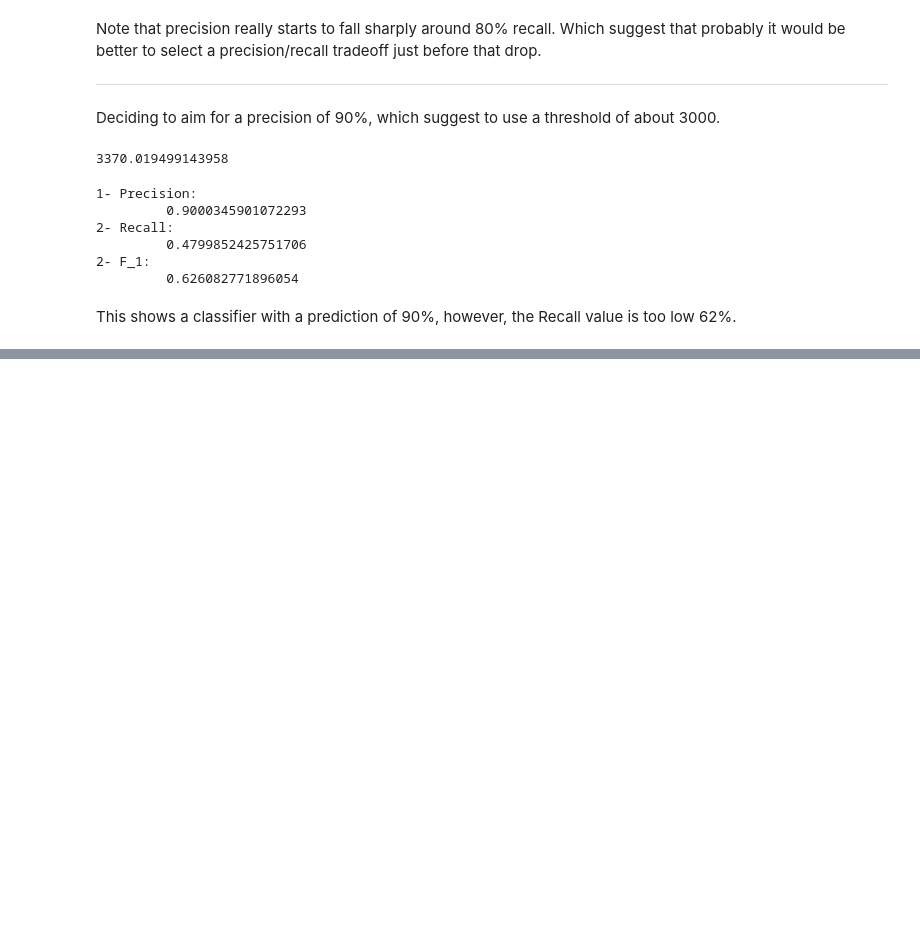
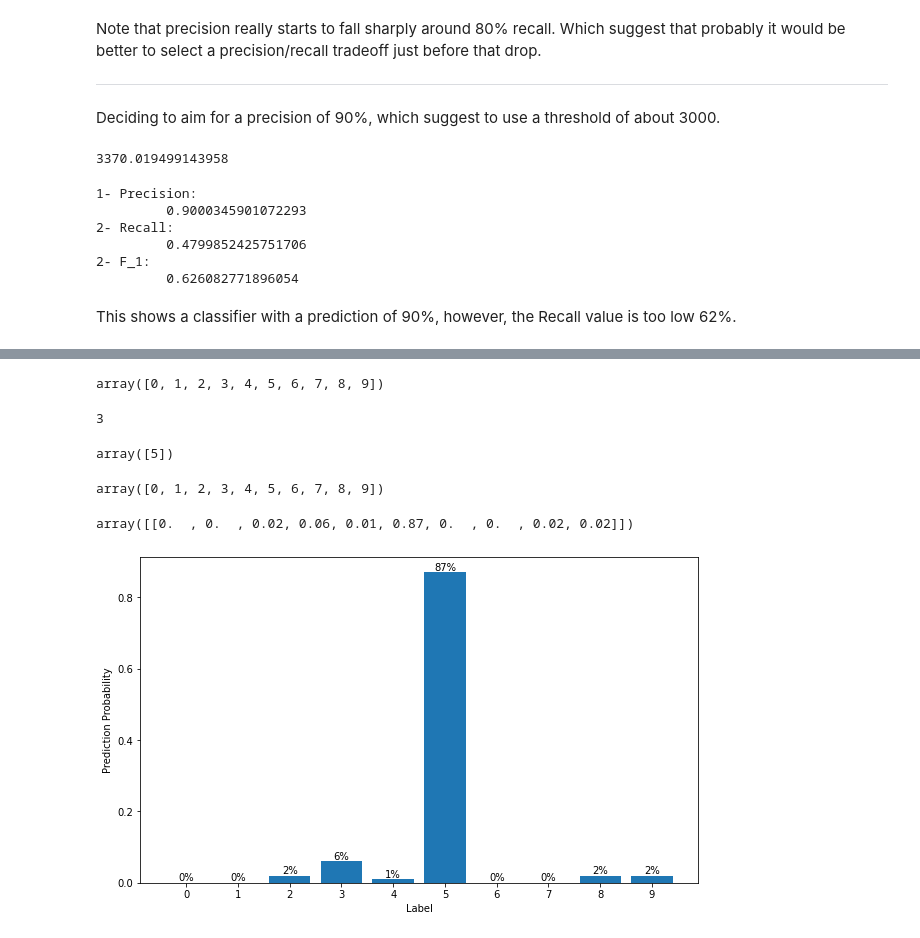
Before and after one commit to afoviedo/data-science-portfolio, a Jupyter notebook: Image Classification/Image Clasification with ML.ipynb, the cells around one changed output, grey strips where cells are left out. Drawn from its saved outputs; the diff is of its cells as text; code cells hidden in the pictures; blank space fills up the shorter version.

```diff
--- a/Image Classification/Image Clasification with ML.ipynb
+++ b/Image Classification/Image Clasification with ML.ipynb
@@ -47,8 +63,8 @@ import matplotlib.pyplot as plt
 import pandas as pd
 import numpy as np
 
-some_digit = np.array(X.loc[0])
-some_digit_image = some_digit.reshape(28, 28)
+some_digit = X.head(1)
+some_digit_image = np.array(some_digit).reshape(28, 28)
 # %%
 plt.imshow(some_digit_image, cmap = mpl.cm.binary, interpolation = "nearest")
 plt.axis("off")
@@ -272,0 +338,3 @@ This shows a classifier with a prediction of 90%, however, the Recall value is t
+# %%
+sgd_clf.fit(X_train, y_train['class']) # y_train, not y_train_5
+sgd_clf.predict(some_digit)
@@ -272,0 +357,35 @@ This shows a classifier with a prediction of 90%, however, the Recall value is t
+# %%
+sgd_clf.classes_
+# %% [output]
+array([0, 1, 2, 3, 4, 5, 6, 7, 8, 9])
+# %%
+sgd_clf.classes_[3]
+# %% [output]
+3
+# %%
+from sklearn.ensemble import RandomForestClassifier
+
+forest_clf = RandomForestClassifier()
+forest_clf.fit(X_train, y_train['class'])
+forest_clf.predict(some_digit)
+# %% [output]
+array([5])
+# %%
+forest_clf.classes_
+# %% [output]
+array([0, 1, 2, 3, 4, 5, 6, 7, 8, 9])
+# %%
+forest_clf.predict_proba(some_digit)
+# %% [output]
+array([[0.  , 0.  , 0.02, 0.06, 0.01, 0.87, 0.  , 0.  , 0.02, 0.02]])
+# %%
+predict_probability = forest_clf.predict_proba(some_digit).tolist()[0]
+ax, fig = plt.subplots(figsize = (10, 6))
+ax1 = plt.bar(forest_clf.classes_, predict_probability)
+plt.xticks(range(len(forest_clf.classes_)), forest_clf.classes_)
+plt.xlabel('Label')
+plt.ylabel('Prediction Probability')
+plt.bar_label(ax1, [f'{label * 100:.0f}%' for label in predict_probability])
+plt.show()
+# %% [output]
+[figure, added]
```
Also changed, not shown: parts of 34 cells of this notebook.
